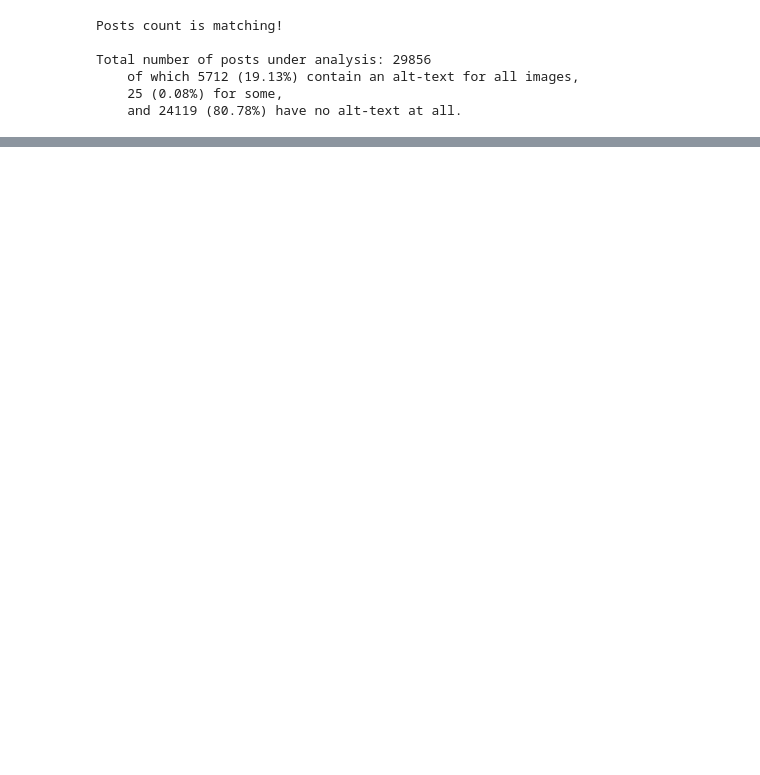
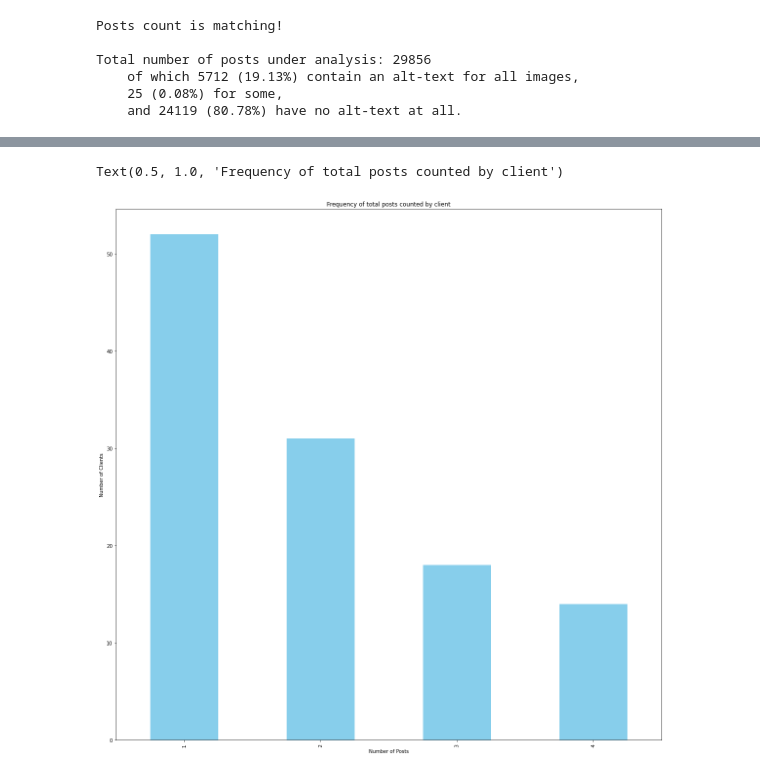
Before and after one commit to alterism/mastodon-alt-text, a Jupyter notebook: introduction_data_science_project.ipynb, the cells around one changed output, grey strips where cells are left out. Saved outputs shown, nothing was run; the diff lists cells and outputs as text; code cells hidden in the pictures; blank space fills up the shorter version.

```diff
--- a/introduction_data_science_project.ipynb
+++ b/introduction_data_science_project.ipynb
@@ -203,0 +326,18 @@ ax.pie(posts_pie, labels=labels_pie, autopct='%1.1f%%')
+# %%
+## Let's take a closer look : Filter out post counts with less than 4 posts, based on the data it still be a higher number of clients for those.
+post_counts = post_counts[(post_counts.index >= 1) & (post_counts.index <= 4)]
+
+# Ensure the values are numeric
+post_counts.astype(int)
+
+# Create a bar plot
+plt.figure(figsize=(20, 20))
+post_counts.plot(kind='bar', color='skyblue')
+
+# Add labels and title
+plt.xlabel("Number of Posts")
+plt.ylabel("Number of Clients")
+plt.title("Frequency of total posts counted by client")
+# %% [output]
+Text(0.5, 1.0, 'Frequency of total posts counted by client')
+[figure, added]
```
Also changed, not shown: parts of 35 cells of this notebook.
